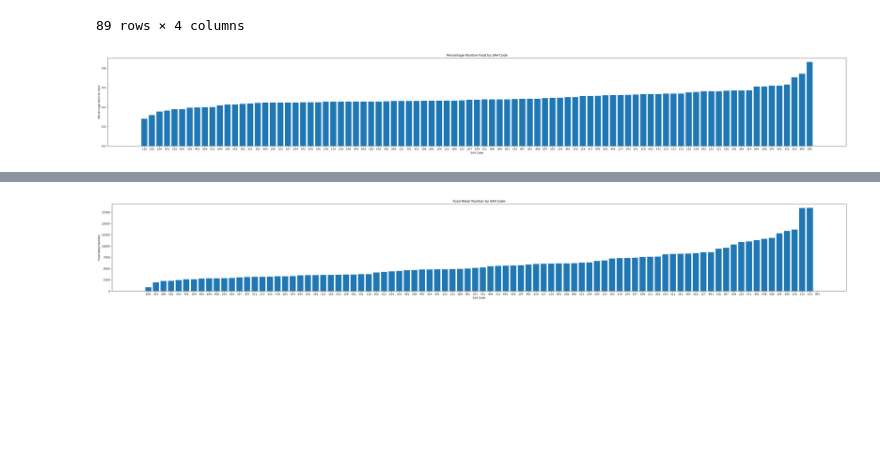
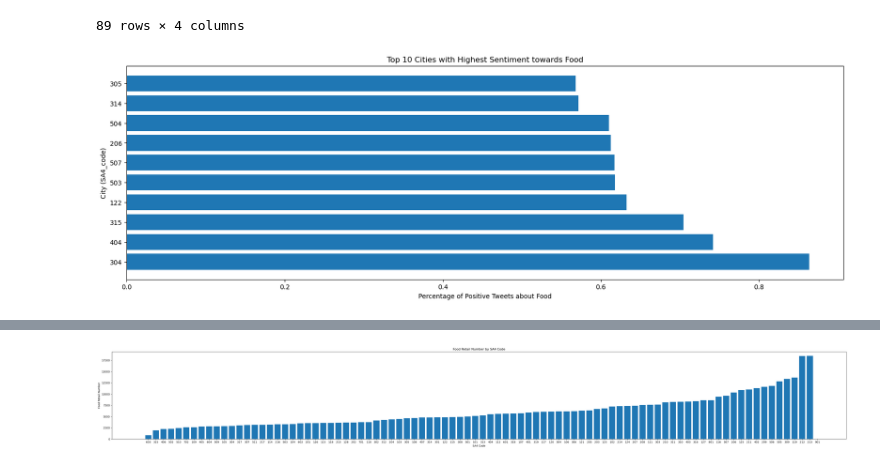
Before and after one commit to terrance2630/CCC_A2, a Jupyter notebook: processed_data_analysis/data_analysis_by_scenario.ipynb, the cells around one changed output, grey strips where cells are left out. Drawn from its saved outputs; the diff is of its cells as text; code cells hidden in the pictures; blank space fills up the shorter version.

Commit message:
final data

```diff
--- a/processed_data_analysis/data_analysis_by_scenario.ipynb
+++ b/processed_data_analysis/data_analysis_by_scenario.ipynb
@@ -110,6 +142,7 @@ SA4_code = []
 total_tweet_vehicle = []
 #
 percentage_posi_vehicle = []
+percentage_nega_vehicle = []
 avg_vehicle = []
 
 for item in s2_data:
@@ -117,6 +150,7 @@ for item in s2_data:
     total_tweet_vehicle.append(s2_data[item][0])
     # posi_tweet_vehicle.append(s2_data[item][2])
     percentage_posi_vehicle.append(s2_data[item][4])
+    percentage_nega_vehicle.append(s2_data[item][5])
     avg_vehicle.append(s2_data[item][7])
 
 selected_data_vehicle = {
@@ -124,6 +158,7 @@ selected_data_vehicle = {
     'total_tweet_vehicle': total_tweet_vehicle,
     # 'posi_tweet_vehicle': posi_tweet_vehicle,
     'percentage_posi_vehicle': percentage_posi_vehicle,
+    'percentage_nega_vehicle': percentage_nega_vehicle,
     'avg_vehicle': avg_vehicle
 }
 
@@ -146,3 +246,17 @@ vehicle_df
+# %%
+vehicle_df
+
+js_dict = {}
+for index, row in vehicle_df.iterrows():
+    sa4_code = int(row['SA4_code'])
+    x = float(row['avg_vehicle'])
+    y = float(row['percentage_posi_vehicle'])
+    js_dict[sa4_code] = [x, y]
+
+js_dict
+
+with open('/Users/euniceyao/Documents/GitHub/CCC_A2/final_processed_data/extra_graph_data/vehicle_scatterplot.json', 'w') as file:
+    json.dump(js_dict, file)
 # %%
 x_avg_vehicle = vehicle_df['avg_vehicle']
 y_sentiment_vehicle = vehicle_df['percentage_posi_vehicle']
@@ -217,3 +332,6 @@ plt.show()
 [figure]
 # %% [markdown]
 ## Scenario 1: food
+# %%
+with open('/Users/euniceyao/Documents/GitHub/CCC_A2/final_processed_data/sa_avg_tweet_pp_data.json', 'r') as file:
+    food_tweets_pp = json.load(file)
@@ -219,0 +350,6 @@ plt.show()
+# %%
+with open('/Users/euniceyao/Documents/GitHub/CCC_A2/final_processed_data/weekly_median_income_by_loc.json', 'r') as file:
+    food_income = json.load(file)
+
+food_income_df = js_2_df(food_income, 'food_income')
+food_income_df
@@ -259,14 +426,14 @@ food_df
 89 rows × 4 columns
 # %%
 # Sort the DataFrame by the "percentage_posi_food" column
-food_sorted_df = food_df.sort_values('percentage_posi_food')
+food_sorted_df = food_df.sort_values('percentage_posi_food', ascending=False)[:10]
 
-# Plot a bar plot
-plt.figure(figsize=(50, 6))
-plt.bar(food_sorted_df['SA4_code'], food_sorted_df['percentage_posi_food'])
-plt.xlabel('SA4 Code')
-plt.ylabel('Percentage Positive Food')
-plt.title('Percentage Positive Food by SA4 Code')
+# Plot a horizontal bar plot
+plt.figure(figsize=(20, 6))  # Adjust the figure size as needed
+plt.barh(food_sorted_df['SA4_code'], food_sorted_df['percentage_posi_food'])
+plt.xlabel('Percentage of Positive Tweets about Food')
+plt.ylabel('City (SA4_code)')
+plt.title('Top 10 Cities with Highest Sentiment towards Food')
 plt.show()
 # %% [output]
-[figure, old version]
+[figure, new version]
```
Also changed, not shown: parts of 18 cells of this notebook, 10 other files.
